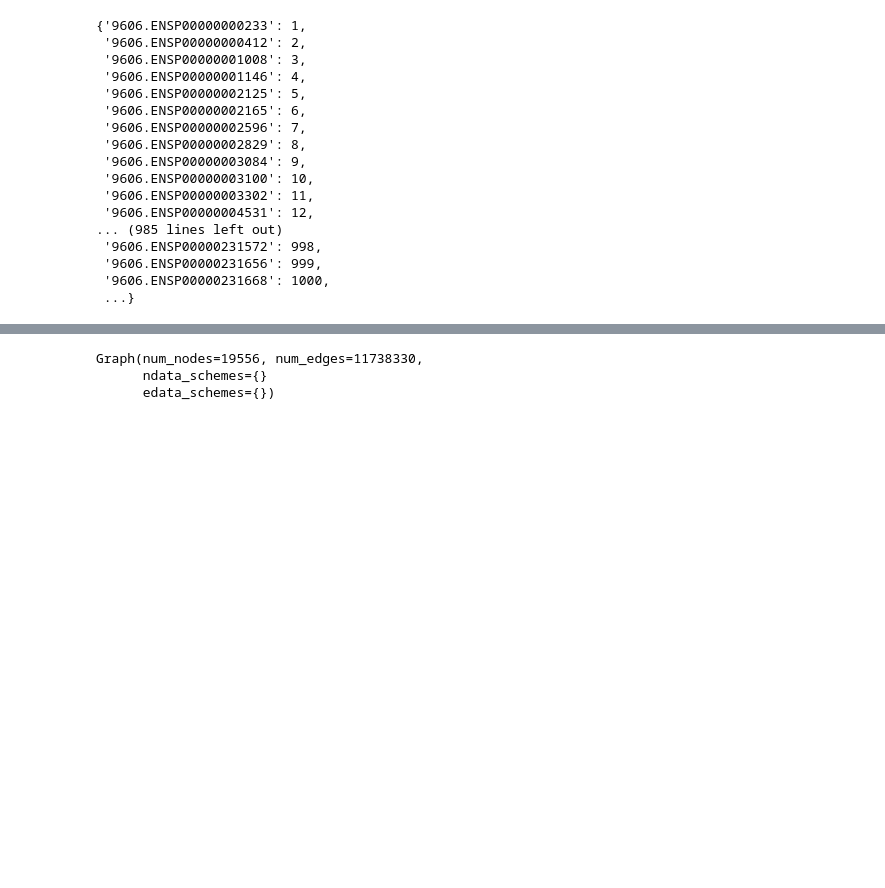
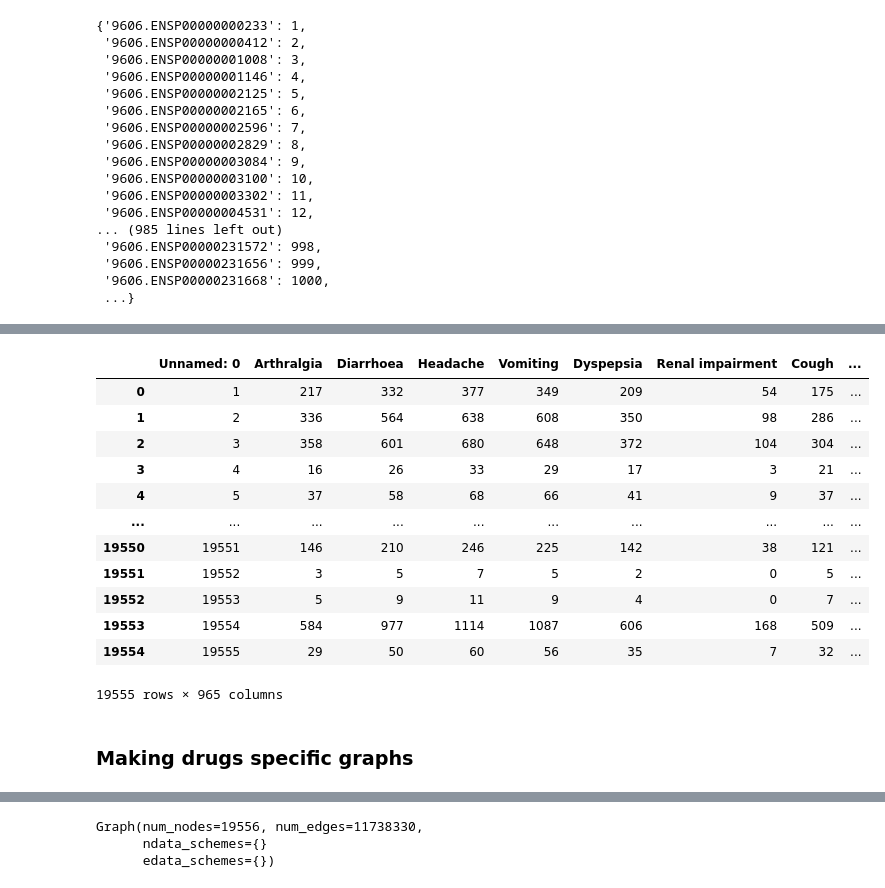
Before and after one commit to amanzadi/MS_Thesis, a Jupyter notebook: GNN_PPI_prep.ipynb, the cells around one changed output, grey strips where cells are left out. Saved outputs shown, nothing was run; the diff lists cells and outputs as text; code cells hidden in the pictures; blank space fills up the shorter version.

Commit message:
PPI graph

```diff
--- a/GNN_PPI_prep.ipynb
+++ b/GNN_PPI_prep.ipynb
@@ -95,0 +109,3 @@ ppi['protein2'] = ppi.apply(lambda x: gene2id(x['protein2']), axis=1)
+# %%
+PSE = pd.read_csv('../data/TWOSIDE-train-PSE-964.csv', sep = ',')
+PSE
@@ -95,0 +126,4 @@ ppi['protein2'] = ppi.apply(lambda x: gene2id(x['protein2']), axis=1)
+# %%
+PSEs = PSE['PSE'].unique().tolist()
+PSEs = ['Unnamed: 0'] + PSEs
+PSEs
@@ -95,0 +148,19 @@ ppi['protein2'] = ppi.apply(lambda x: gene2id(x['protein2']), axis=1)
+# %%
+gse[PSEs].to_csv('../data/GNN-GSE_full-.csv', index=False, sep = ',')
+gse[PSEs]
+# %% [output]
+|  | Unnamed: 0 | Arthralgia | Diarrhoea | Headache | Vomiting | Dyspepsia | Renal impairment | Cough | ... |
+| 0 | 1 | 217 | 332 | 377 | 349 | 209 | 54 | 175 | ... |
+| 1 | 2 | 336 | 564 | 638 | 608 | 350 | 98 | 286 | ... |
+| 2 | 3 | 358 | 601 | 680 | 648 | 372 | 104 | 304 | ... |
+| 3 | 4 | 16 | 26 | 33 | 29 | 17 | 3 | 21 | ... |
+| 4 | 5 | 37 | 58 | 68 | 66 | 41 | 9 | 37 | ... |
+| ... | ... | ... | ... | ... | ... | ... | ... | ... | ... |
+| 19550 | 19551 | 146 | 210 | 246 | 225 | 142 | 38 | 121 | ... |
+| 19551 | 19552 | 3 | 5 | 7 | 5 | 2 | 0 | 5 | ... |
+| 19552 | 19553 | 5 | 9 | 11 | 9 | 4 | 0 | 7 | ... |
+| 19553 | 19554 | 584 | 977 | 1114 | 1087 | 606 | 168 | 509 | ... |
+| 19554 | 19555 | 29 | 50 | 60 | 56 | 35 | 7 | 32 | ... |
+19555 rows × 965 columns
+# %% [markdown]
+### Making drugs specific graphs
```
Also changed, not shown: parts of 11 cells of this notebook, 1 other file.
